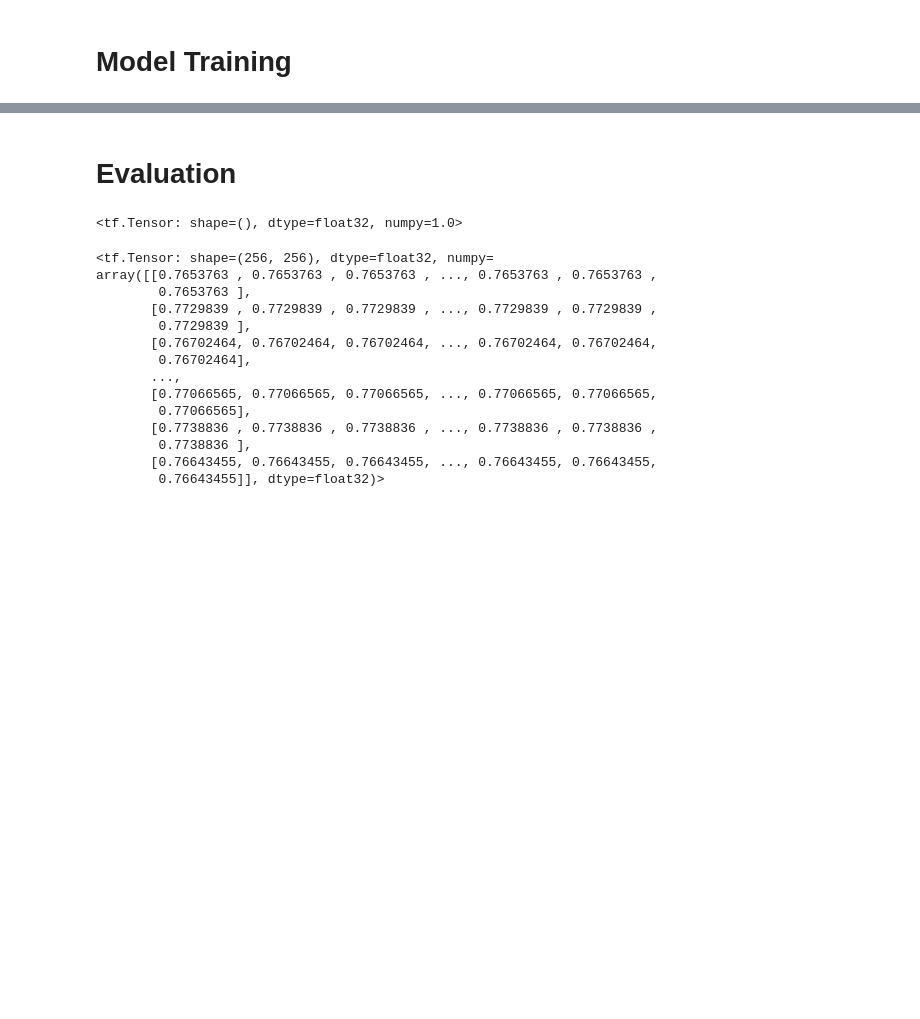
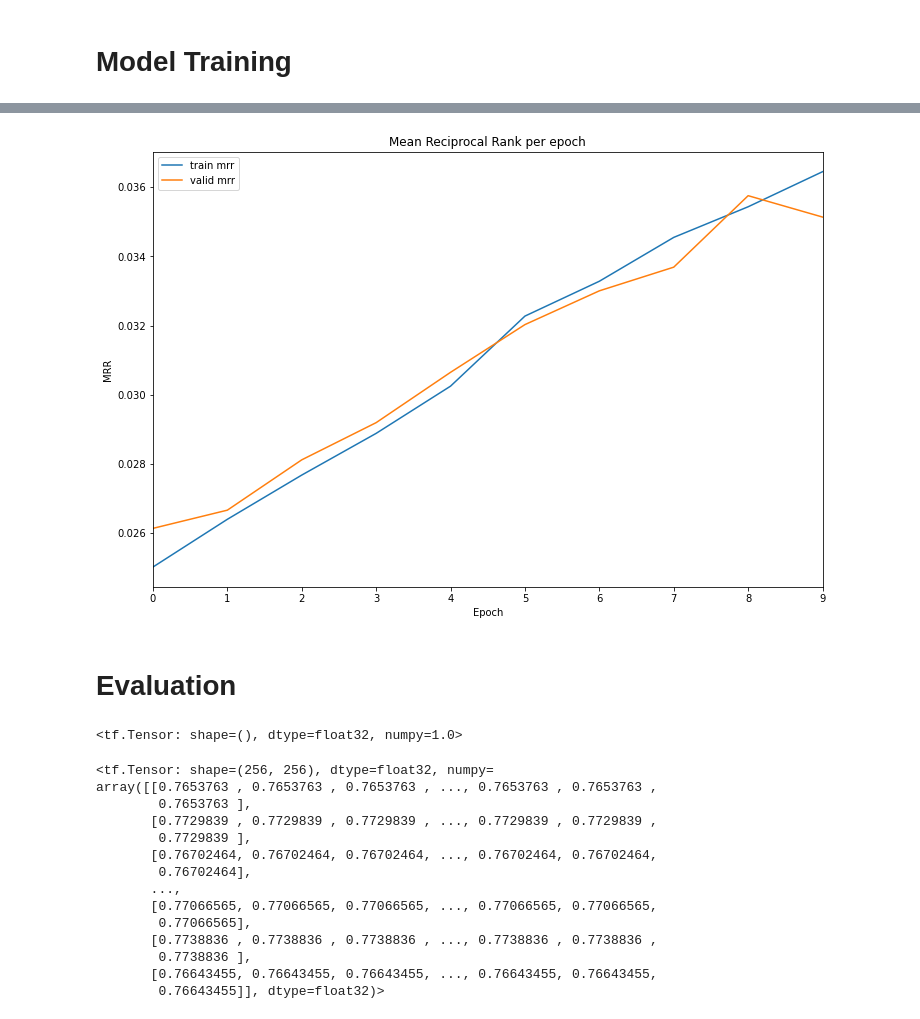
Before and after one commit to LeviiBereg/Reqver-model, a Jupyter notebook: Model workflow.ipynb, the cells around one changed output, grey strips where cells are left out. Cells and saved outputs as stored; diff of their text form; code cells hidden in the pictures; blank space fills up the shorter version.

```diff
--- a/Model workflow.ipynb
+++ b/Model workflow.ipynb
@@ -409,3 +485,16 @@ KeyboardInterrupt:
+# %%
+plt.figure(figsize=(12,8))
+plt.plot(train_hist.history['mrr'], label='train mrr')
+plt.plot(train_hist.history['val_mrr'], label='valid mrr')
+plt.title('Mean Reciprocal Rank per epoch')
+plt.xticks(np.linspace(0, epochs-1, epochs))
+plt.xlabel('Epoch')
+plt.ylabel('MRR')
+plt.xlim(0,epochs-1)
+plt.legend()
+plt.show()
+# %% [output]
+[figure, added]
 # %% [markdown]
 # Evaluation
 # %%
```
Also changed, not shown: parts of 25 cells of this notebook.
